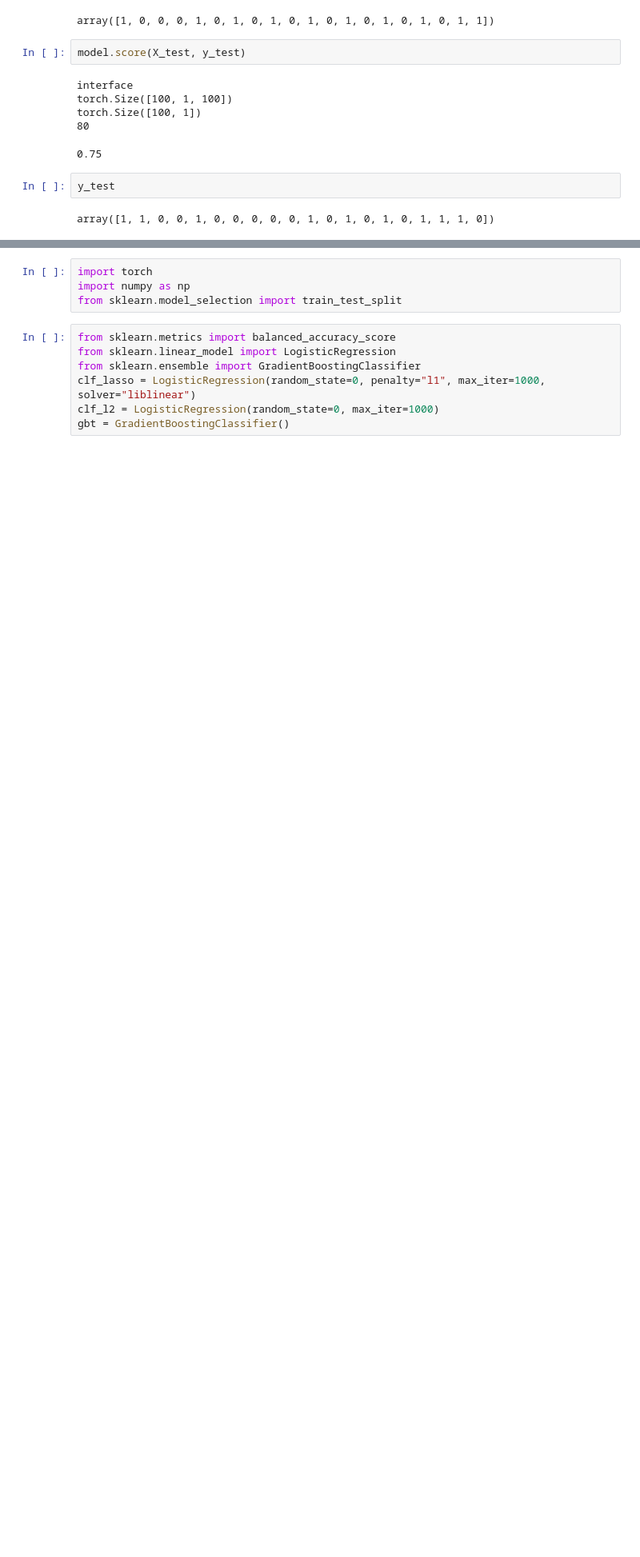
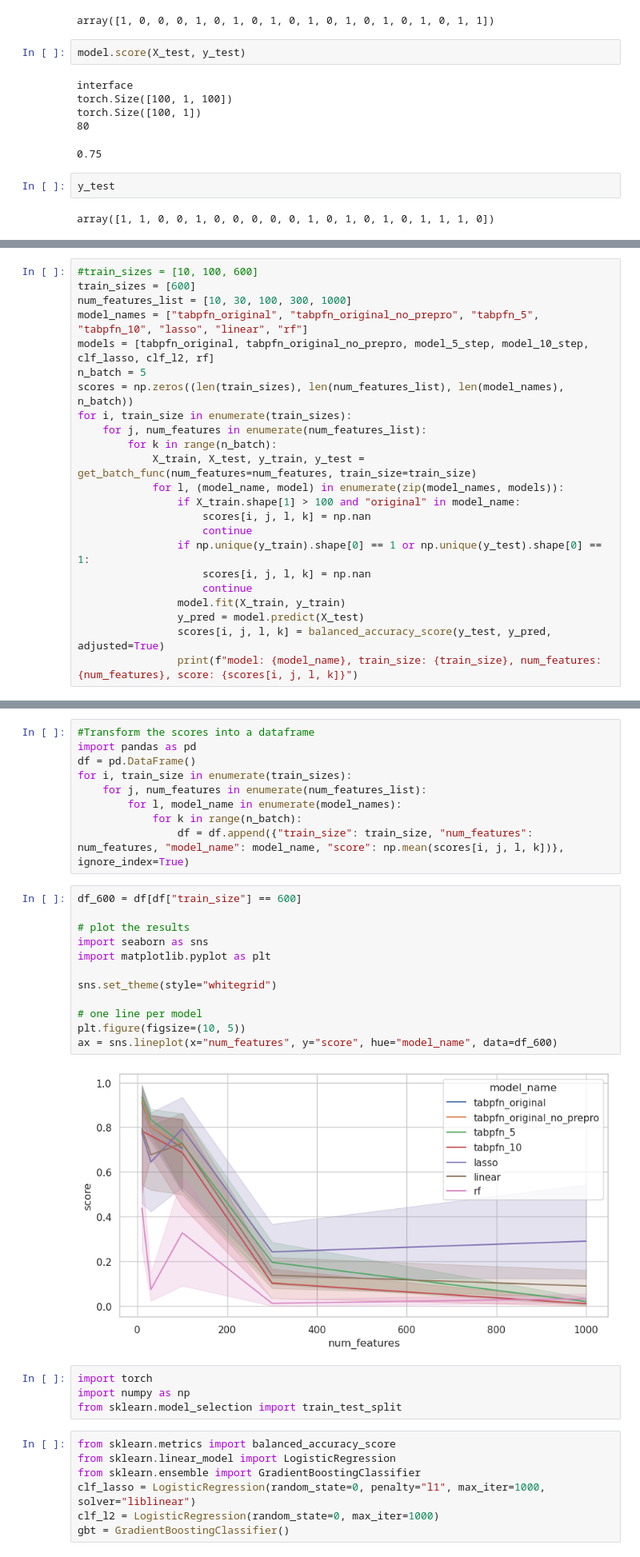
Before and after one commit to LeoGrin/TabPFN, a Jupyter notebook: tabpfn/try_high_dim.ipynb, the cells around one changed output, grey strips where cells are left out. Shown: that part at 80% size. Saved outputs shown, nothing was run; the diff lists cells and outputs as text; blank space fills up the shorter version.

```diff
--- a/tabpfn/try_high_dim.ipynb
+++ b/tabpfn/try_high_dim.ipynb
@@ -229,0 +218,23 @@ rotating features
+# %%
+#train_sizes = [10, 100, 600]
+train_sizes = [600]
+num_features_list = [10, 30, 100, 300, 1000]
+model_names = ["tabpfn_original", "tabpfn_original_no_prepro", "tabpfn_5", "tabpfn_10", "lasso", "linear", "rf"]
+models = [tabpfn_original, tabpfn_original_no_prepro, model_5_step, model_10_step, clf_lasso, clf_l2, rf]
+n_batch = 5
+scores = np.zeros((len(train_sizes), len(num_features_list), len(model_names), n_batch))
+for i, train_size in enumerate(train_sizes):
+    for j, num_features in enumerate(num_features_list):
+        for k in range(n_batch):
+            X_train, X_test, y_train, y_test = get_batch_func(num_features=num_features, train_size=train_size)
+            for l, (model_name, model) in enumerate(zip(model_names, models)):
+                if X_train.shape[1] > 100 and "original" in model_name:
+                    scores[i, j, l, k] = np.nan
+                    continue
+                if np.unique(y_train).shape[0] == 1 or np.unique(y_test).shape[0] == 1:
+                    scores[i, j, l, k] = np.nan
+                    continue
+                model.fit(X_train, y_train)
+                y_pred = model.predict(X_test)
+                scores[i, j, l, k] = balanced_accuracy_score(y_test, y_pred, adjusted=True)
+                print(f"model: {model_name}, train_size: {train_size}, num_features: {num_features}, score: {scores[i, j, l, k]}")
@@ -230,3 +263,26 @@ rotating features
+# %%
+#Transform the scores into a dataframe
+import pandas as pd
+df = pd.DataFrame()
+for i, train_size in enumerate(train_sizes):
+    for j, num_features in enumerate(num_features_list):
+        for l, model_name in enumerate(model_names):
+            for k in range(n_batch):
+                df = df.append({"train_size": train_size, "num_features": num_features, "model_name": model_name, "score": np.mean(scores[i, j, l, k])}, ignore_index=True)
+# %%
+df_600 = df[df["train_size"] == 600]
+
+# plot the results
+import seaborn as sns
+import matplotlib.pyplot as plt
+
+sns.set_theme(style="whitegrid")
+
+# one line per model
+plt.figure(figsize=(10, 5))
+ax = sns.lineplot(x="num_features", y="score", hue="model_name", data=df_600)
+# %% [output]
+[figure, added]
 # %%
 import torch
 import numpy as np
```
Also changed, not shown: parts of 31 cells of this notebook, 6 other files.
